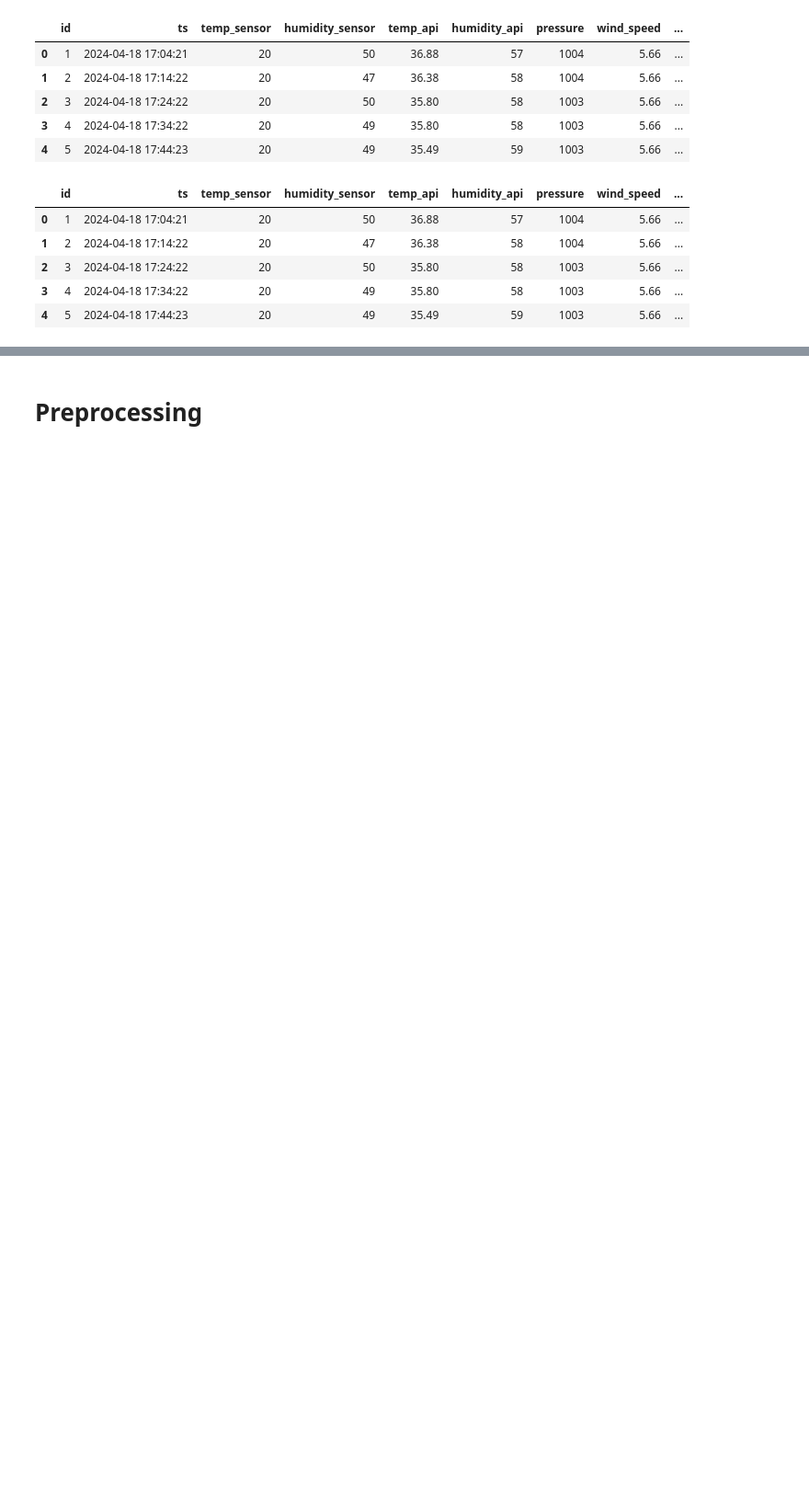
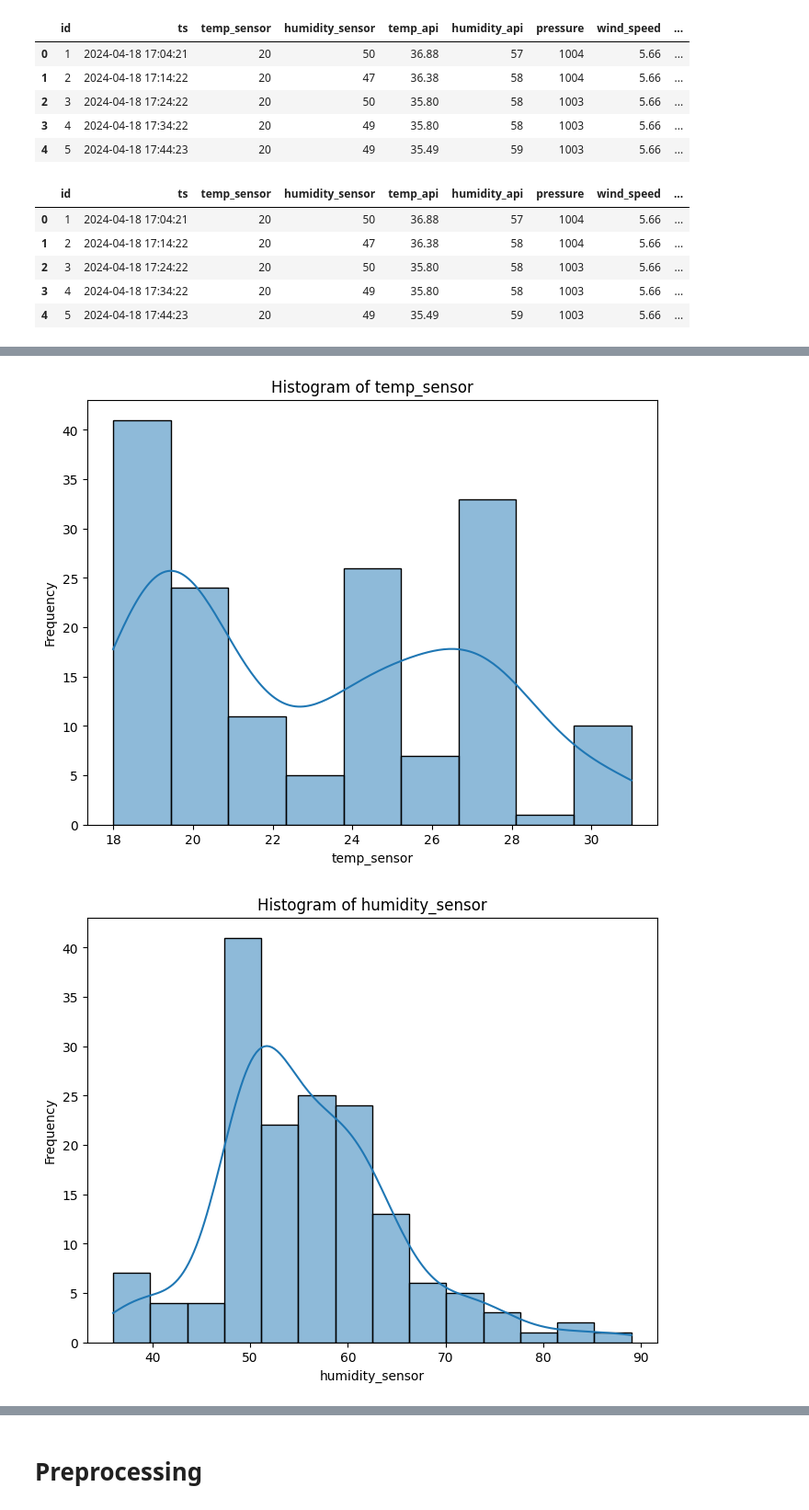
Before and after one commit to Qosanglesz/WeatherSense, a Jupyter notebook: Data-Analytics/weathersense.ipynb, the cells around one changed output, grey strips where cells are left out. Shown at 92% size. Saved outputs shown, nothing was run; the diff lists cells and outputs as text; code cells hidden in the pictures; blank space fills up the shorter version.

```diff
--- a/Data-Analytics/weathersense.ipynb
+++ b/Data-Analytics/weathersense.ipynb
@@ -32,0 +95,3 @@ display(data.head())
+# %%
+numerical_features.remove("id")
+numerical_features.remove("ts")
@@ -32,0 +108,12 @@ display(data.head())
+# %%
+# Visualizing numerical features using histogram plot
+for feature in numerical_features:
+    plt.figure(figsize=(8, 6))
+    sns.histplot(data=data, x=feature, kde=True)
+    plt.title(f'Histogram of {feature}')
+    plt.xlabel(feature)
+    plt.ylabel('Frequency')
+    plt.show()
+# %% [output]
+[figure, added]
+[figure, added]
```
Also changed, not shown: parts of 24 cells of this notebook.
